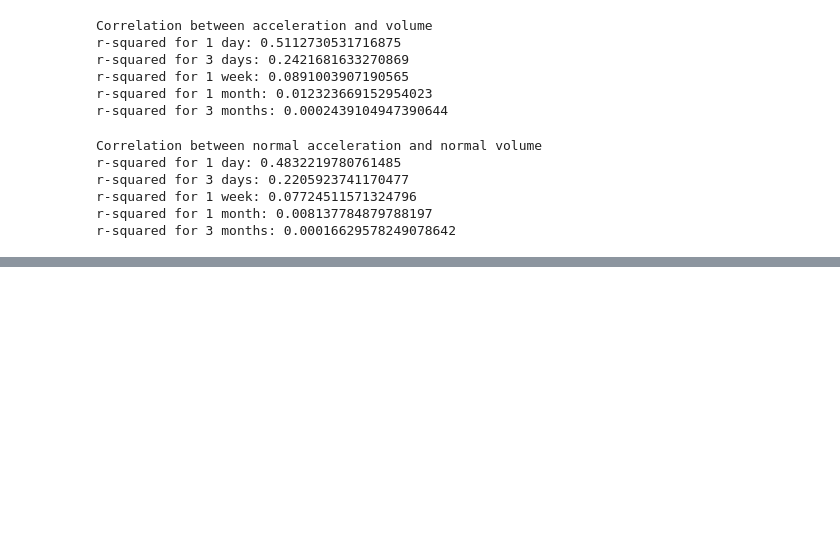
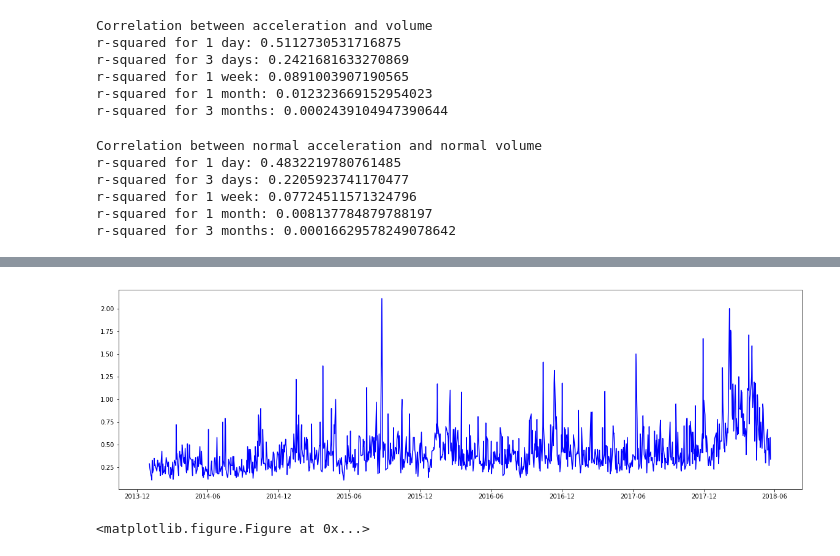
Before and after one commit to tnazikian/market, a Jupyter notebook: market.ipynb, the cells around one changed output, grey strips where cells are left out. Cells and saved outputs as stored; diff of their text form; code cells hidden in the pictures; blank space fills up the shorter version.

```diff
--- a/market.ipynb
+++ b/market.ipynb
@@ -709,0 +723,8 @@ r-squared = 0.0007451133356880812, p-value = 0.0493403852000585, std_err = 6.575
+# %%
+plt.close()
+plt.plot_date(shit_slice.index, shit_slice["range"], 'b-')
+plt.figure(figsize=(20, 16), dpi=100, facecolor='w', edgecolor='k')
+plt.show()
+# %% [output]
+[figure, added]
+<matplotlib.figure.Figure at 0x...>
```
Also changed, not shown: parts of 12 cells of this notebook.
